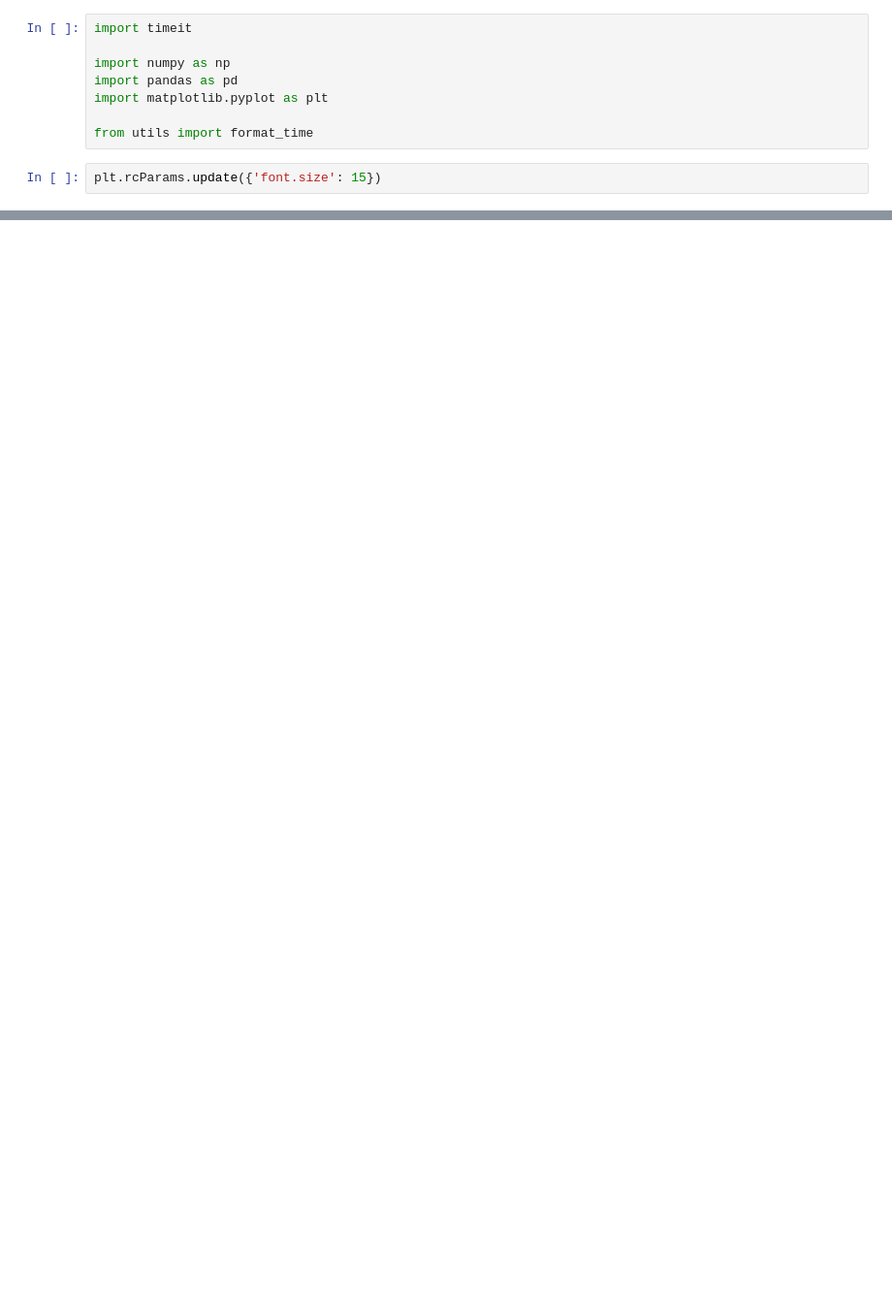
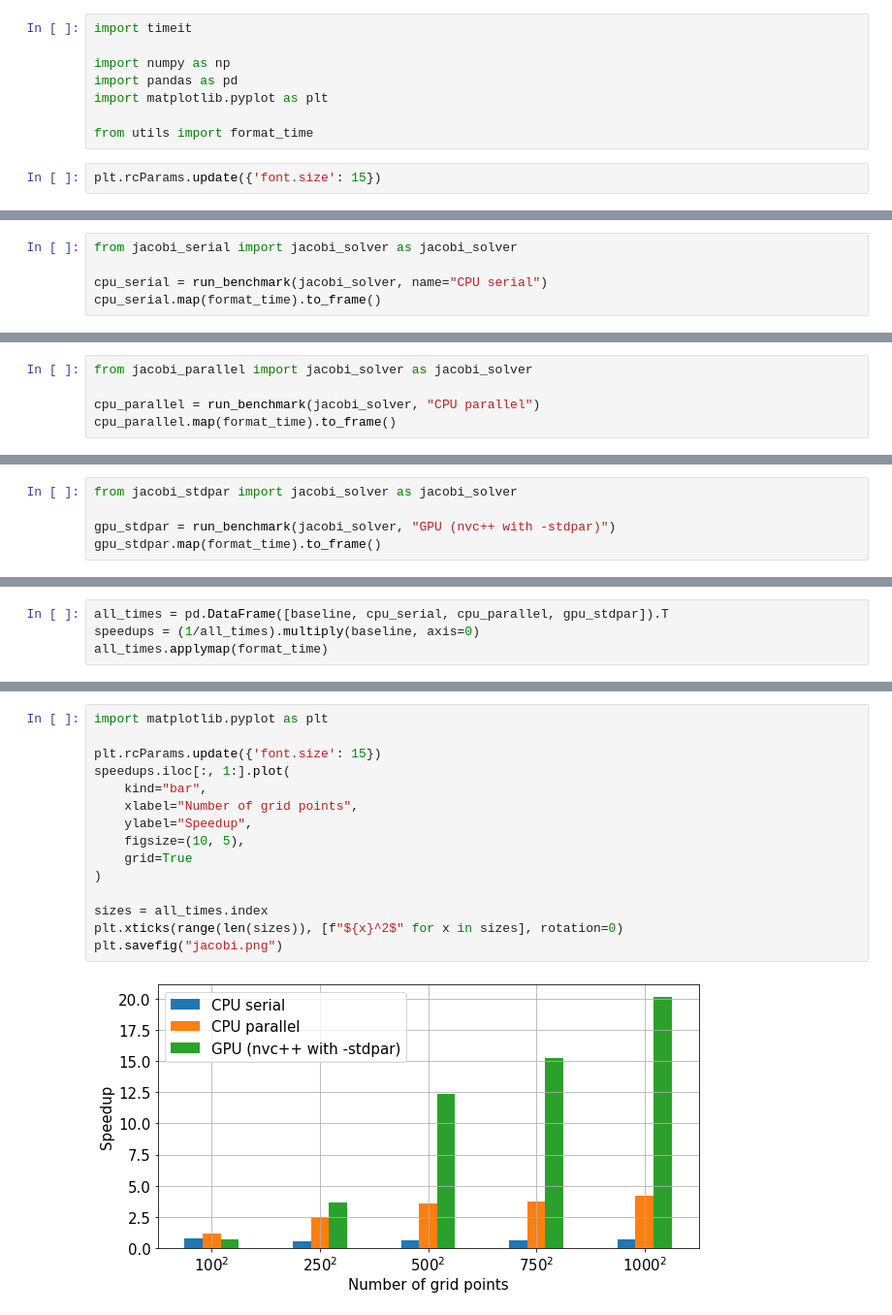
Before and after one commit to shwina/stdpar-cython, a Jupyter notebook: jacobi.ipynb, the cells around one changed output, grey strips where cells are left out. Shown: that part at 97% size. Drawn from its saved outputs; the diff is of its cells as text; blank space fills up the shorter version.

```diff
--- a/jacobi.ipynb
+++ b/jacobi.ipynb
@@ -398,0 +240,5 @@ fig.savefig("initial_and_final_temp.png")
+# %%
+from jacobi_serial import jacobi_solver as jacobi_solver
+
+cpu_serial = run_benchmark(jacobi_solver, name="CPU serial")
+cpu_serial.map(format_time).to_frame()
@@ -398,0 +305,5 @@ fig.savefig("initial_and_final_temp.png")
+# %%
+from jacobi_parallel import jacobi_solver as jacobi_solver
+
+cpu_parallel = run_benchmark(jacobi_solver, "CPU parallel")
+cpu_parallel.map(format_time).to_frame()
@@ -398,0 +378,5 @@ fig.savefig("initial_and_final_temp.png")
+# %%
+from jacobi_stdpar import jacobi_solver as jacobi_solver
+
+gpu_stdpar = run_benchmark(jacobi_solver, "GPU (nvc++ with -stdpar)")
+gpu_stdpar.map(format_time).to_frame()
@@ -398,0 +395,4 @@ fig.savefig("initial_and_final_temp.png")
+# %%
+all_times = pd.DataFrame([baseline, cpu_serial, cpu_parallel, gpu_stdpar]).T
+speedups = (1/all_times).multiply(baseline, axis=0)
+all_times.applymap(format_time)
@@ -398,0 +407,17 @@ fig.savefig("initial_and_final_temp.png")
+# %%
+import matplotlib.pyplot as plt
+
+plt.rcParams.update({'font.size': 15})
+speedups.iloc[:, 1:].plot(
+    kind="bar",
+    xlabel="Number of grid points",
+    ylabel="Speedup",
+    figsize=(10, 5),
+    grid=True
+)
+
+sizes = all_times.index
+plt.xticks(range(len(sizes)), [f"${x}^2$" for x in sizes], rotation=0)
+plt.savefig("jacobi.png")
+# %% [output]
+[figure, added]
```
Also changed, not shown: parts of 57 cells of this notebook, 2 other files.
